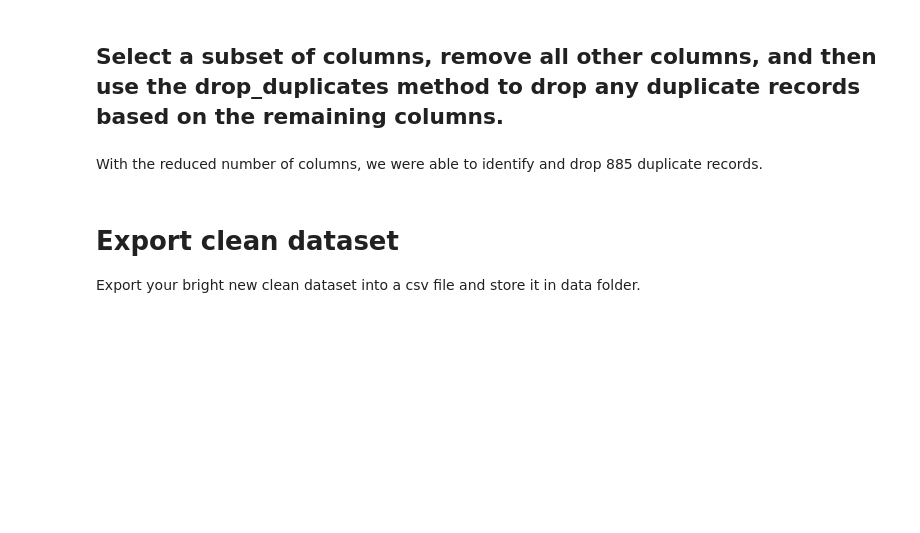
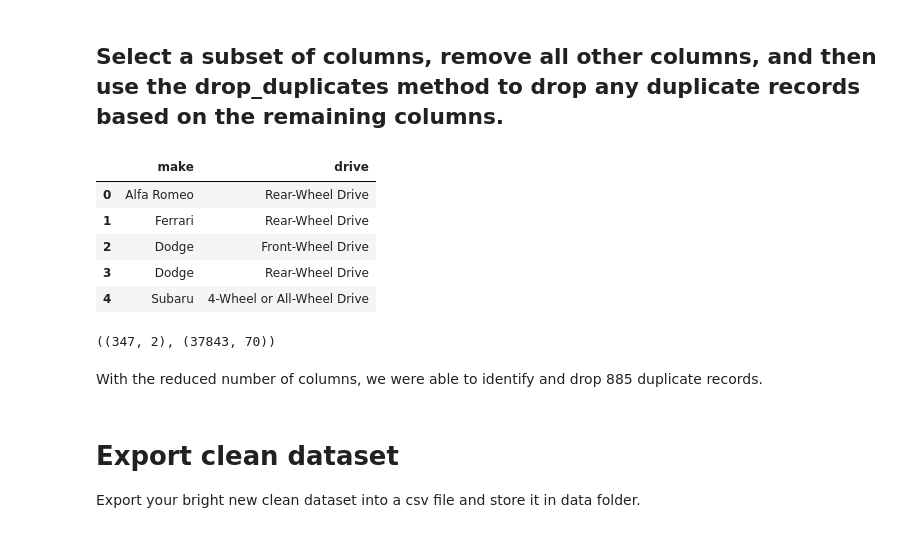
Before and after one commit to Ironhack-Data-Madrid-Agosto-2022/2.4-lab-data-cleaning, a Jupyter notebook: your-code/main.ipynb, the cells around one changed output. Drawn from its saved outputs; the diff is of its cells as text; code cells hidden in the pictures; blank space fills up the shorter version.

```diff
--- a/your-code/main.ipynb
+++ b/your-code/main.ipynb
@@ -529,10 +523,23 @@ data.shape
 # %%
 #your code
 
+columnas_borro= data.iloc[:][['make', 'drive']]
 
 
+columnas_borro.head()
 
 #print('Number of duplicate records dropped: ', str(before - after))
+# %% [output]
+|  | make | drive |
+| 0 | Alfa Romeo | Rear-Wheel Drive |
+| 1 | Ferrari | Rear-Wheel Drive |
+| 2 | Dodge | Front-Wheel Drive |
+| 3 | Dodge | Rear-Wheel Drive |
+| 4 | Subaru | 4-Wheel or All-Wheel Drive |
+# %%
+columnas_borro.drop_duplicates().shape, data.shape
+# %% [output]
+((347, 2), (37843, 70))
 # %% [markdown]
 With the reduced number of columns, we were able to identify and drop 885 duplicate records.
 # %% [markdown]
```
Also changed, not shown: parts of 5 cells of this notebook, 1 other file.
